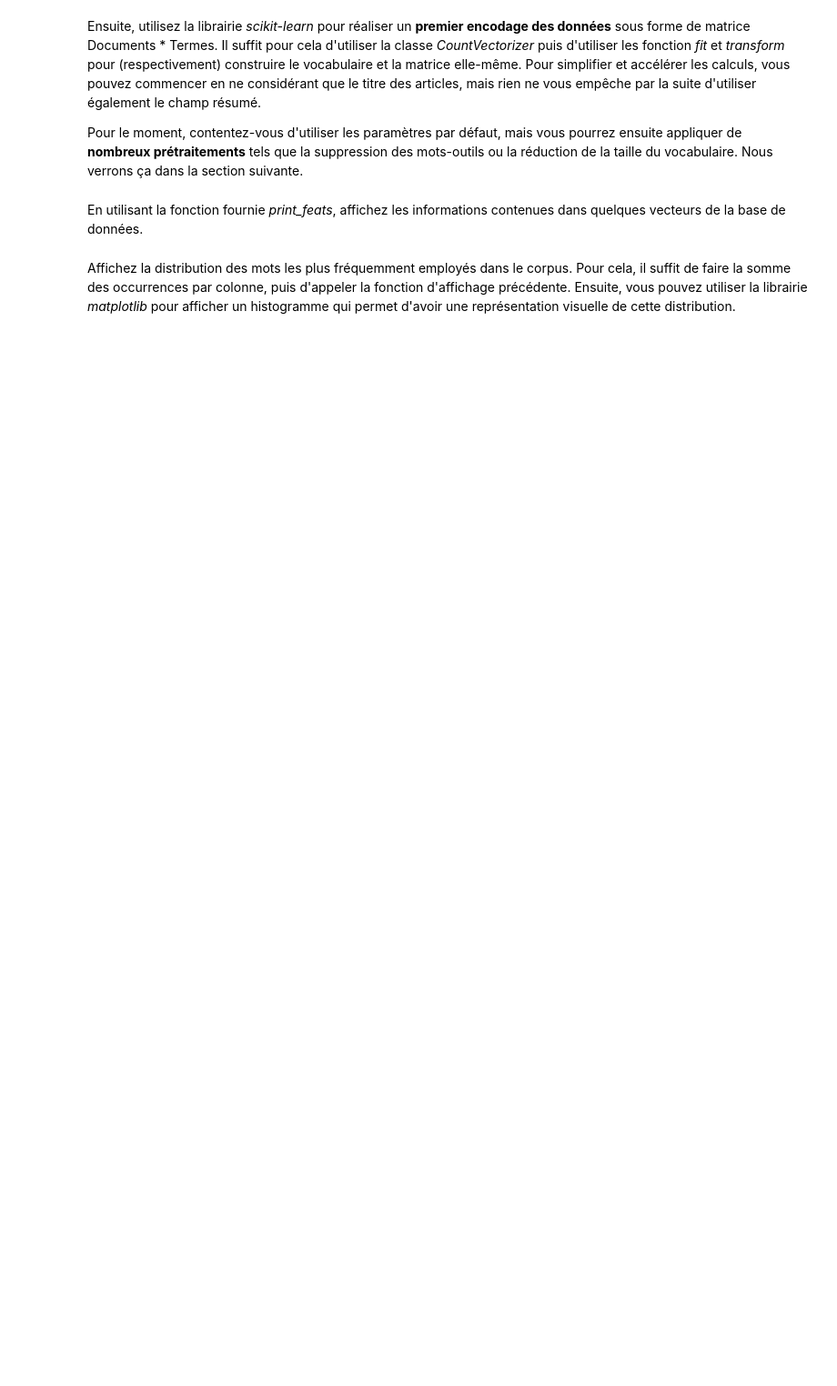
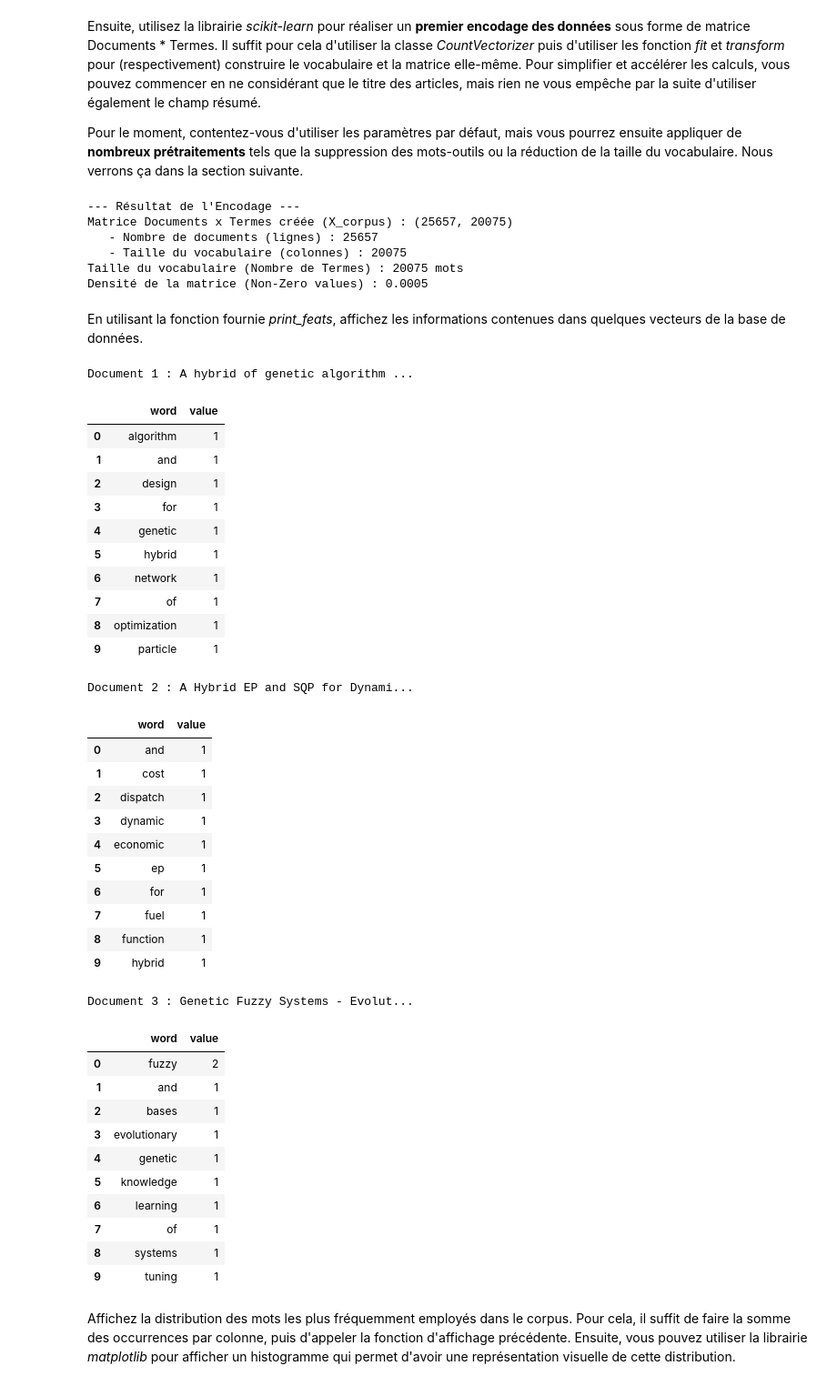
Before and after one commit to philomenecrl/BE2-datascience, a Jupyter notebook: BE_CS2.ipynb, the cells around one changed output. Shown at 91% size. Drawn from its saved outputs; the diff is of its cells as text; code cells hidden in the pictures; blank space fills up the shorter version.

```diff
--- a/BE_CS2.ipynb
+++ b/BE_CS2.ipynb
@@ -215,2 +294,25 @@ Pour le moment, contentez-vous d'utiliser les paramètres par défaut, mais vous
+# %%
+corpus_titles = [doc.get('title', '') for doc in corpus.values()]
+
+vectorizer = CountVectorizer()
+
+X_corpus = vectorizer.fit_transform(corpus_titles)
+
+features = vectorizer.get_feature_names_out()
+
+print(f"--- Résultat de l'Encodage ---")
+print(f"Matrice Documents x Termes créée (X_corpus) : {X_corpus.shape}")
+print(f"   - Nombre de documents (lignes) : {X_corpus.shape[0]}")
+print(f"   - Taille du vocabulaire (colonnes) : {X_corpus.shape[1]}")
+print(f"Taille du vocabulaire (Nombre de Termes) : {len(features)} mots")
+density = X_corpus.nnz / (X_corpus.shape[0] * X_corpus.shape[1])
+print(f"Densité de la matrice (Non-Zero values) : {density:.4f}")
+# %% [output]
+--- Résultat de l'Encodage ---
+Matrice Documents x Termes créée (X_corpus) : (25657, 20075)
+   - Nombre de documents (lignes) : 25657
+   - Taille du vocabulaire (colonnes) : 20075
+Taille du vocabulaire (Nombre de Termes) : 20075 mots
+Densité de la matrice (Non-Zero values) : 0.0005
 # %% [markdown]
 En utilisant la fonction fournie *print_feats*, affichez les informations contenues dans quelques vecteurs de la base de données.
@@ -219,2 +319,57 @@ En utilisant la fonction fournie *print_feats*, affichez les informations conten
+# %%
+corpus_ids = list(corpus.keys())
+
+dfs_to_display = []
+captions = []
+
+for i in range(3):
+    doc_vector = X_corpus[i, :]
+    doc_id = corpus_ids[i]
+
+    doc_title = corpus[doc_id].get('title', 'Titre non disponible')
+
+    df_feats = print_feats(doc_vector, features, top_n=10)
+
+    dfs_to_display.append(df_feats)
+    captions.append(f"Document {i+1} : {doc_title[:30]}...")
+
+display_side_by_side(dfs_to_display, captions)
+# %% [output]
+Document 1 : A hybrid of genetic algorithm ...
+|  | word | value |
+| 0 | algorithm | 1 |
+| 1 | and | 1 |
+| 2 | design | 1 |
+| 3 | for | 1 |
+| 4 | genetic | 1 |
+| 5 | hybrid | 1 |
+| 6 | network | 1 |
+| 7 | of | 1 |
+| 8 | optimization | 1 |
+| 9 | particle | 1 |
+Document 2 : A Hybrid EP and SQP for Dynami...
+|  | word | value |
+| 0 | and | 1 |
+| 1 | cost | 1 |
+| 2 | dispatch | 1 |
+| 3 | dynamic | 1 |
+| 4 | economic | 1 |
+| 5 | ep | 1 |
+| 6 | for | 1 |
+| 7 | fuel | 1 |
+| 8 | function | 1 |
+| 9 | hybrid | 1 |
+Document 3 : Genetic Fuzzy Systems - Evolut...
+|  | word | value |
+| 0 | fuzzy | 2 |
+| 1 | and | 1 |
+| 2 | bases | 1 |
+| 3 | evolutionary | 1 |
+| 4 | genetic | 1 |
+| 5 | knowledge | 1 |
+| 6 | learning | 1 |
+| 7 | of | 1 |
+| 8 | systems | 1 |
+| 9 | tuning | 1 |
 # %% [markdown]
 Affichez la distribution des mots les plus fréquemment employés dans le corpus. Pour cela, il suffit de faire la somme des occurrences par colonne, puis d'appeler la fonction d'affichage précédente. Ensuite, vous pouvez utiliser la librairie *matplotlib* pour afficher un histogramme qui permet d'avoir une représentation visuelle de cette distribution.
```
Also changed, not shown: parts of 11 cells of this notebook.
